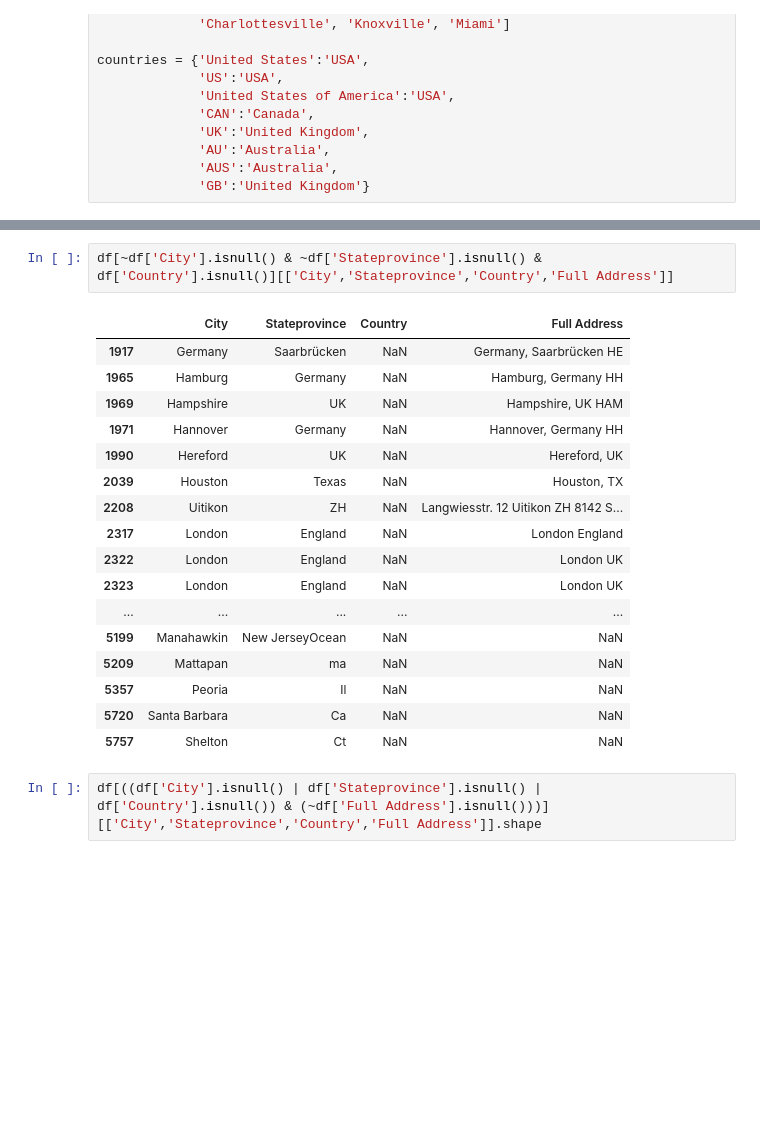
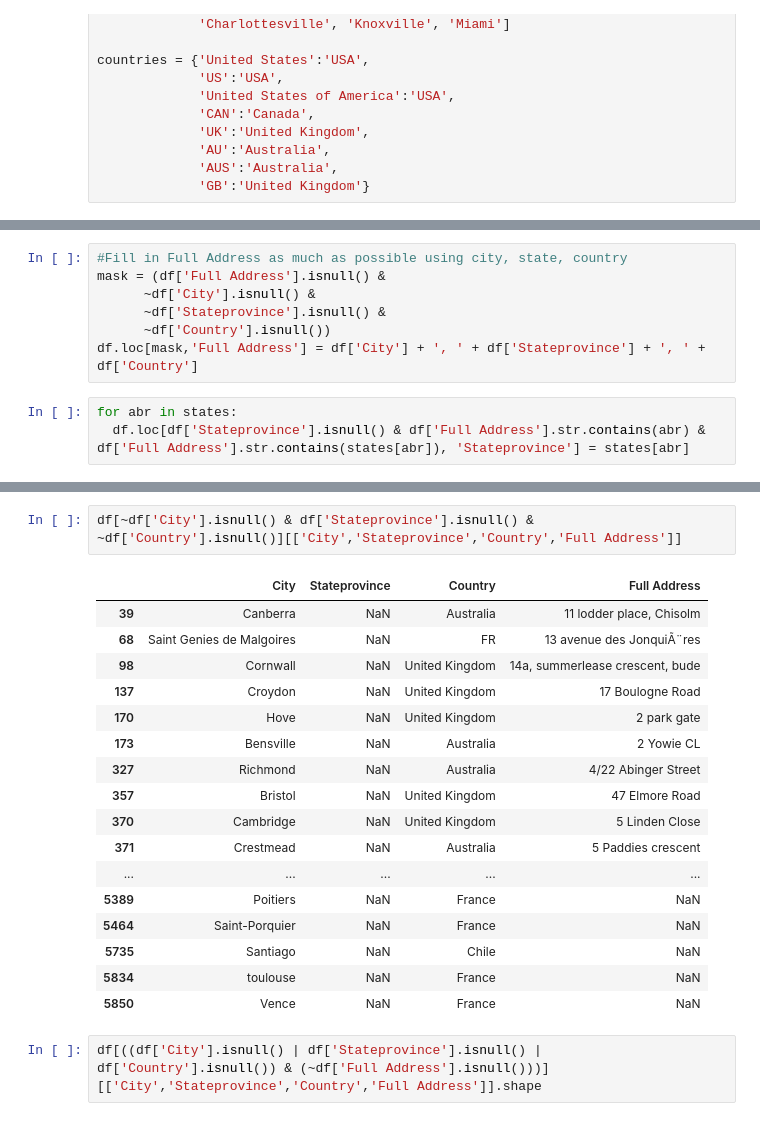
Before and after one commit to miracle-messages-map/miracle-messages-map-DS, a Jupyter notebook: Michael_Bundick_Miracle_Messages.ipynb, the cells around one changed output, grey strips where cells are left out. Cells and saved outputs as stored; diff of their text form; blank space fills up the shorter version.

Commit message:
more city state country work

```diff
--- a/Michael_Bundick_Miracle_Messages.ipynb
+++ b/Michael_Bundick_Miracle_Messages.ipynb
@@ -503,3 +538,13 @@ df.loc[df.index == 4599, 'ZIP'] = '54981'
+# %%
+#Fill in Full Address as much as possible using city, state, country
+mask = (df['Full Address'].isnull() &
+      ~df['City'].isnull() &
+      ~df['Stateprovince'].isnull() &
+      ~df['Country'].isnull())
+df.loc[mask,'Full Address'] = df['City'] + ', ' + df['Stateprovince'] + ', ' + df['Country']
+# %%
+for abr in states:
+  df.loc[df['Stateprovince'].isnull() & df['Full Address'].str.contains(abr) & df['Full Address'].str.contains(states[abr]), 'Stateprovince'] = states[abr]
 # %%
 df[['City','Stateprovince','Country','ZIP','Full Address']].isnull().sum()/7097
 # %% [output]
@@ -512,23 +598,23 @@ dtype: float64
 # %%
-df[~df['City'].isnull() & ~df['Stateprovince'].isnull() & df['Country'].isnull()][['City','Stateprovince','Country','Full Address']]
+df[~df['City'].isnull() & df['Stateprovince'].isnull() & ~df['Country'].isnull()][['City','Stateprovince','Country','Full Address']]
 # %% [output]
 |  | City | Stateprovince | Country | Full Address |
-| 1917 | Germany | Saarbrücken | NaN | Germany, Saarbrücken HE |
-| 1965 | Hamburg | Germany | NaN | Hamburg, Germany HH |
-| 1969 | Hampshire | UK | NaN | Hampshire, UK HAM |
-| 1971 | Hannover | Germany | NaN | Hannover, Germany HH |
-| 1990 | Hereford | UK | NaN | Hereford, UK |
-| 2039 | Houston | Texas | NaN | Houston, TX |
-| 2208 | Uitikon | ZH | NaN | Langwiesstr. 12 Uitikon ZH 8142 S... |
-| 2317 | London | England | NaN | London England |
-| 2322 | London | England | NaN | London UK |
-| 2323 | London | England | NaN | London UK |
+| 39 | Canberra | NaN | Australia | 11 lodder place, Chisolm |
+| 68 | Saint Genies de Malgoires | NaN | FR | 13 avenue des JonquiÃ¨res |
+| 98 | Cornwall | NaN | United Kingdom | 14a, summerlease crescent, bude |
+| 137 | Croydon | NaN | United Kingdom | 17 Boulogne Road |
+| 170 | Hove | NaN | United Kingdom | 2 park gate |
+| 173 | Bensville | NaN | Australia | 2 Yowie CL |
+| 327 | Richmond | NaN | Australia | 4/22 Abinger Street |
+| 357 | Bristol | NaN | United Kingdom | 47 Elmore Road |
+| 370 | Cambridge | NaN | United Kingdom | 5 Linden Close |
+| 371 | Crestmead | NaN | Australia | 5 Paddies crescent |
 | ... | ... | ... | ... | ... |
-| 5199 | Manahawkin | New JerseyOcean | NaN | NaN |
-| 5209 | Mattapan | ma | NaN | NaN |
-| 5357 | Peoria | Il | NaN | NaN |
-| 5720 | Santa Barbara | Ca | NaN | NaN |
-| 5757 | Shelton | Ct | NaN | NaN |
+| 5389 | Poitiers | NaN | France | NaN |
+| 5464 | Saint-Porquier | NaN | France | NaN |
+| 5735 | Santiago | NaN | Chile | NaN |
+| 5834 | toulouse | NaN | France | NaN |
+| 5850 | Vence | NaN | France | NaN |
 # %%
 df[((df['City'].isnull() | df['Stateprovince'].isnull() | df['Country'].isnull()) & (~df['Full Address'].isnull()))][['City','Stateprovince','Country','Full Address']].shape
 # %% [output]
```
Also changed, not shown: parts of 6 cells of this notebook.
